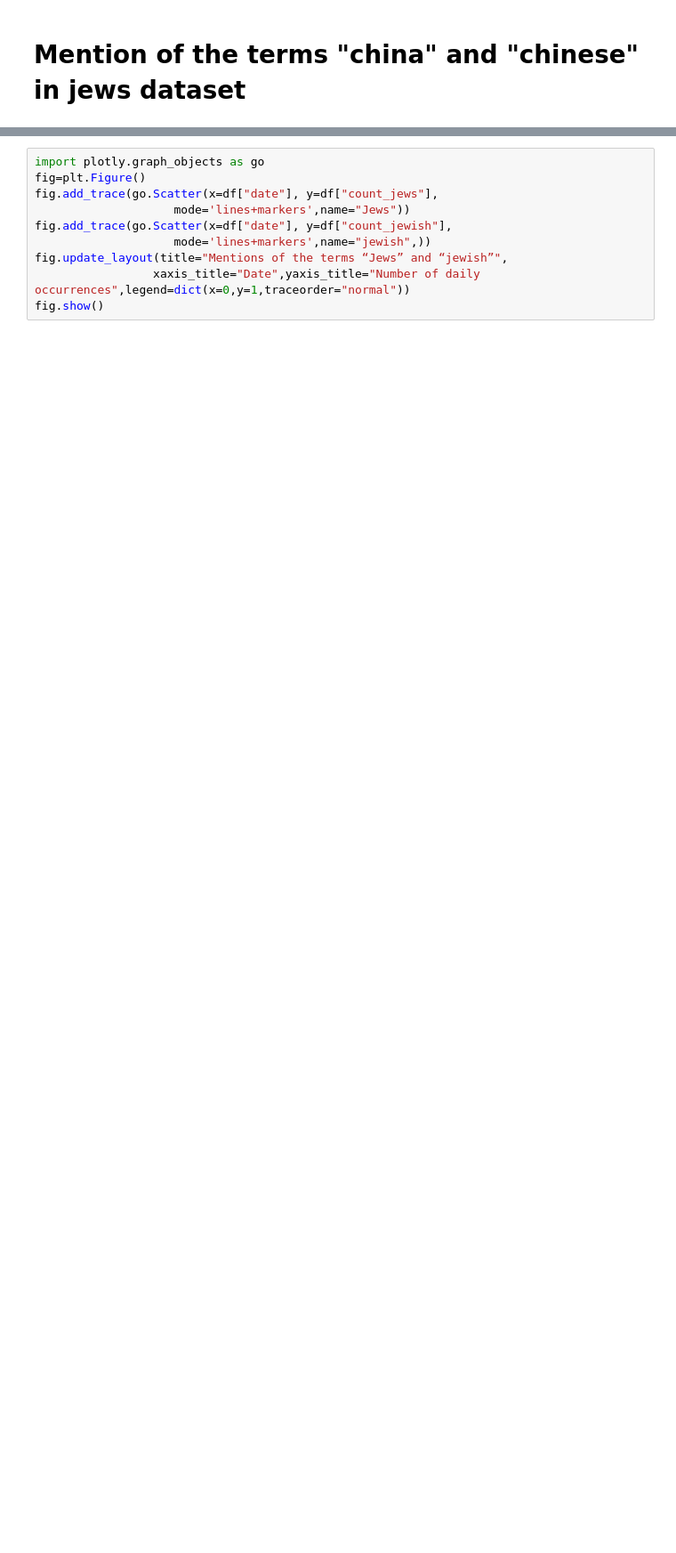
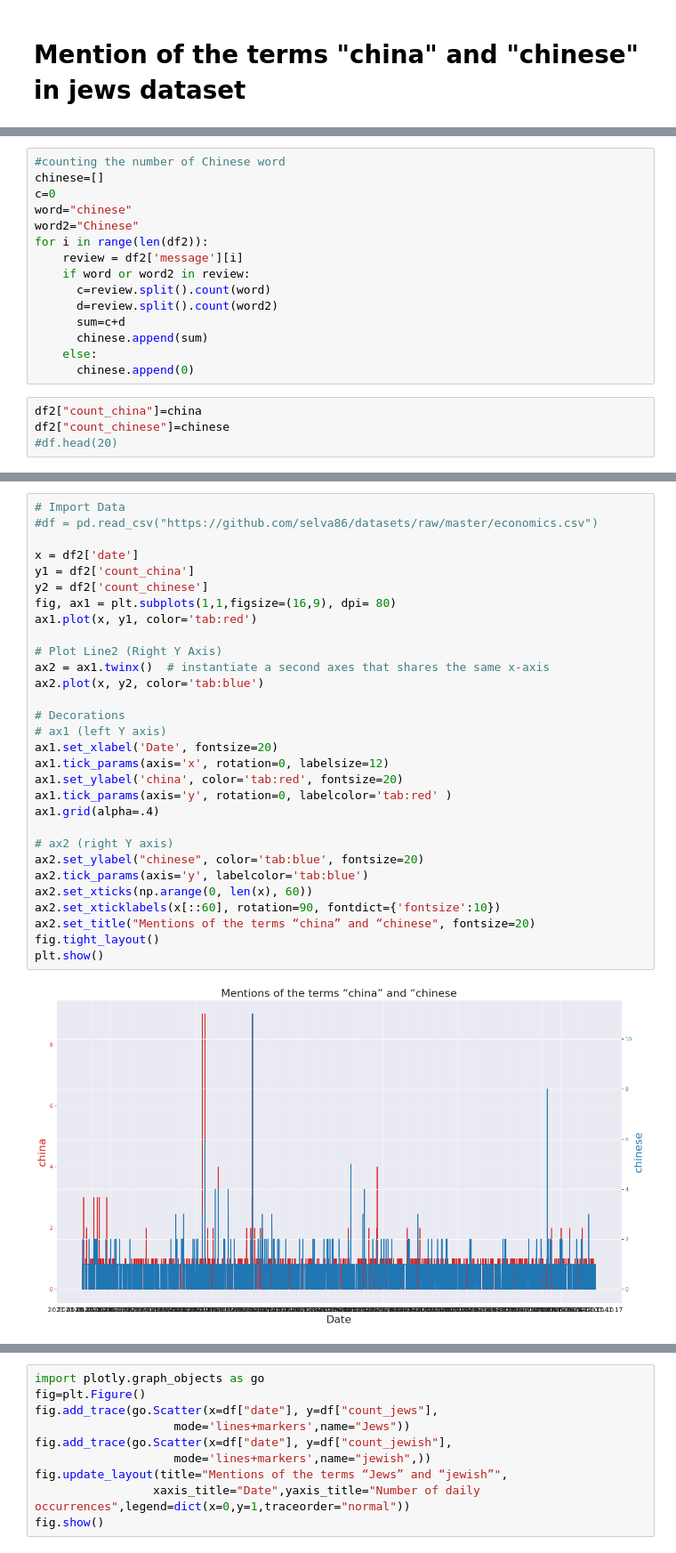
Before and after one commit to tamannanazmin/Xenophobic-Behavior-on-Social-Media, a Jupyter notebook: Code/Sinophobic Behavior Code.ipynb, the cells around one changed output, grey strips where cells are left out. Shown at 89% size. Cells and saved outputs as stored; diff of their text form; blank space fills up the shorter version.

```diff
--- a/Code/Sinophobic Behavior Code.ipynb
+++ b/Code/Sinophobic Behavior Code.ipynb
@@ -929,0 +944,19 @@ The default learning rate in TSNE will change from 200.0 to 'auto' in 1.2.
+# %%
+#counting the number of Chinese word
+chinese=[]
+c=0
+word="chinese"
+word2="Chinese"
+for i in range(len(df2)):
+    review = df2['message'][i]
+    if word or word2 in review:
+      c=review.split().count(word)
+      d=review.split().count(word2)
+      sum=c+d
+      chinese.append(sum)
+    else:
+      chinese.append(0)
+# %%
+df2["count_china"]=china
+df2["count_chinese"]=chinese
+#df.head(20)
@@ -929,0 +975,32 @@ The default learning rate in TSNE will change from 200.0 to 'auto' in 1.2.
+# %%
+# Import Data
+#df = pd.read_csv("https://github.com/selva86/datasets/raw/master/economics.csv")
+
+x = df2['date']
+y1 = df2['count_china']
+y2 = df2['count_chinese']
+fig, ax1 = plt.subplots(1,1,figsize=(16,9), dpi= 80)
+ax1.plot(x, y1, color='tab:red')
+
+# Plot Line2 (Right Y Axis)
+ax2 = ax1.twinx()  # instantiate a second axes that shares the same x-axis
+ax2.plot(x, y2, color='tab:blue')
+
+# Decorations
+# ax1 (left Y axis)
+ax1.set_xlabel('Date', fontsize=20)
+ax1.tick_params(axis='x', rotation=0, labelsize=12)
+ax1.set_ylabel('china', color='tab:red', fontsize=20)
+ax1.tick_params(axis='y', rotation=0, labelcolor='tab:red' )
+ax1.grid(alpha=.4)
+
+# ax2 (right Y axis)
+ax2.set_ylabel("chinese", color='tab:blue', fontsize=20)
+ax2.tick_params(axis='y', labelcolor='tab:blue')
+ax2.set_xticks(np.arange(0, len(x), 60))
+ax2.set_xticklabels(x[::60], rotation=90, fontdict={'fontsize':10})
+ax2.set_title("Mentions of the terms “china” and “chinese", fontsize=20)
+fig.tight_layout()
+plt.show()
+# %% [output]
+[figure, added]
```
Also changed, not shown: parts of 22 cells of this notebook.
